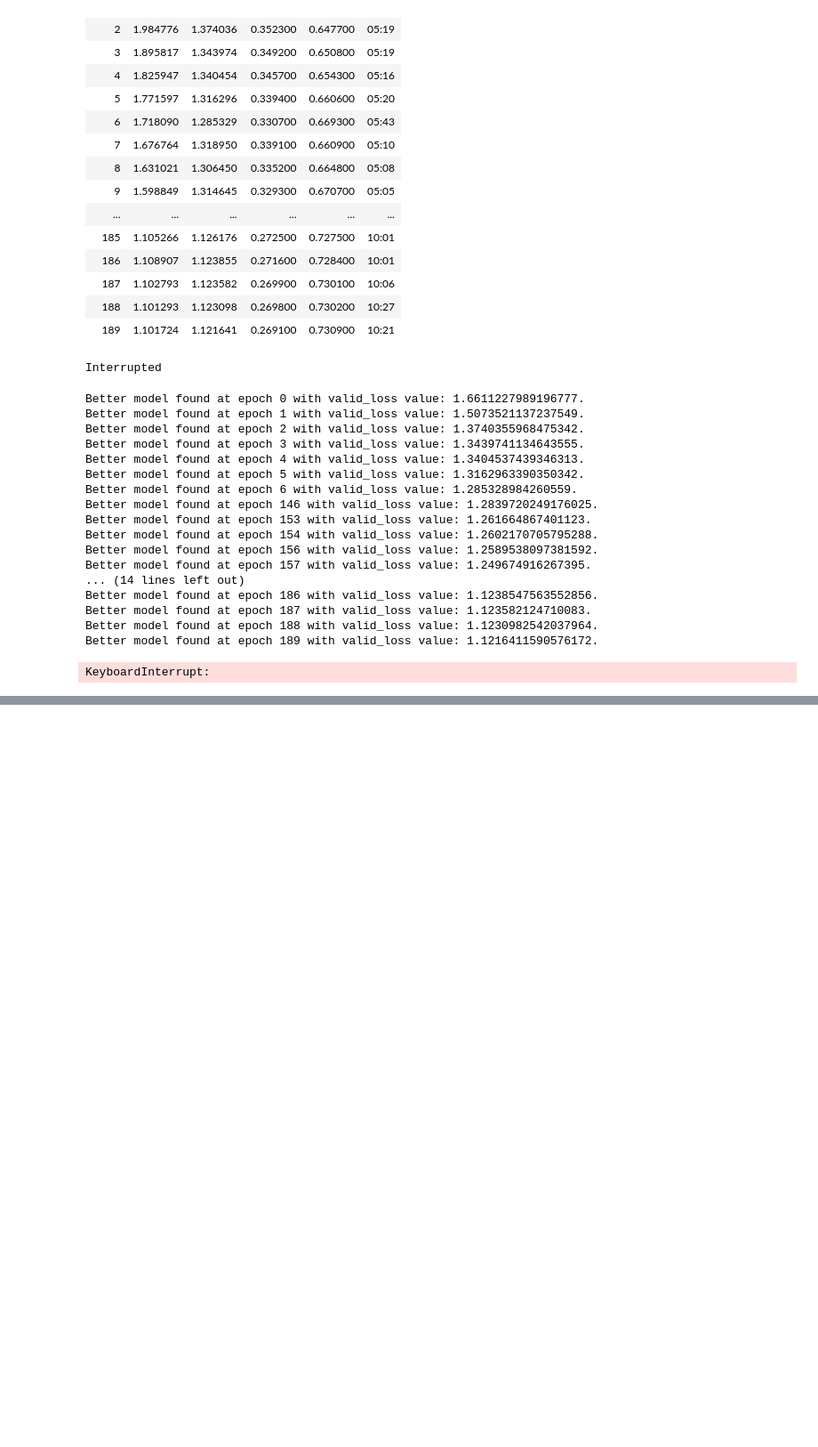
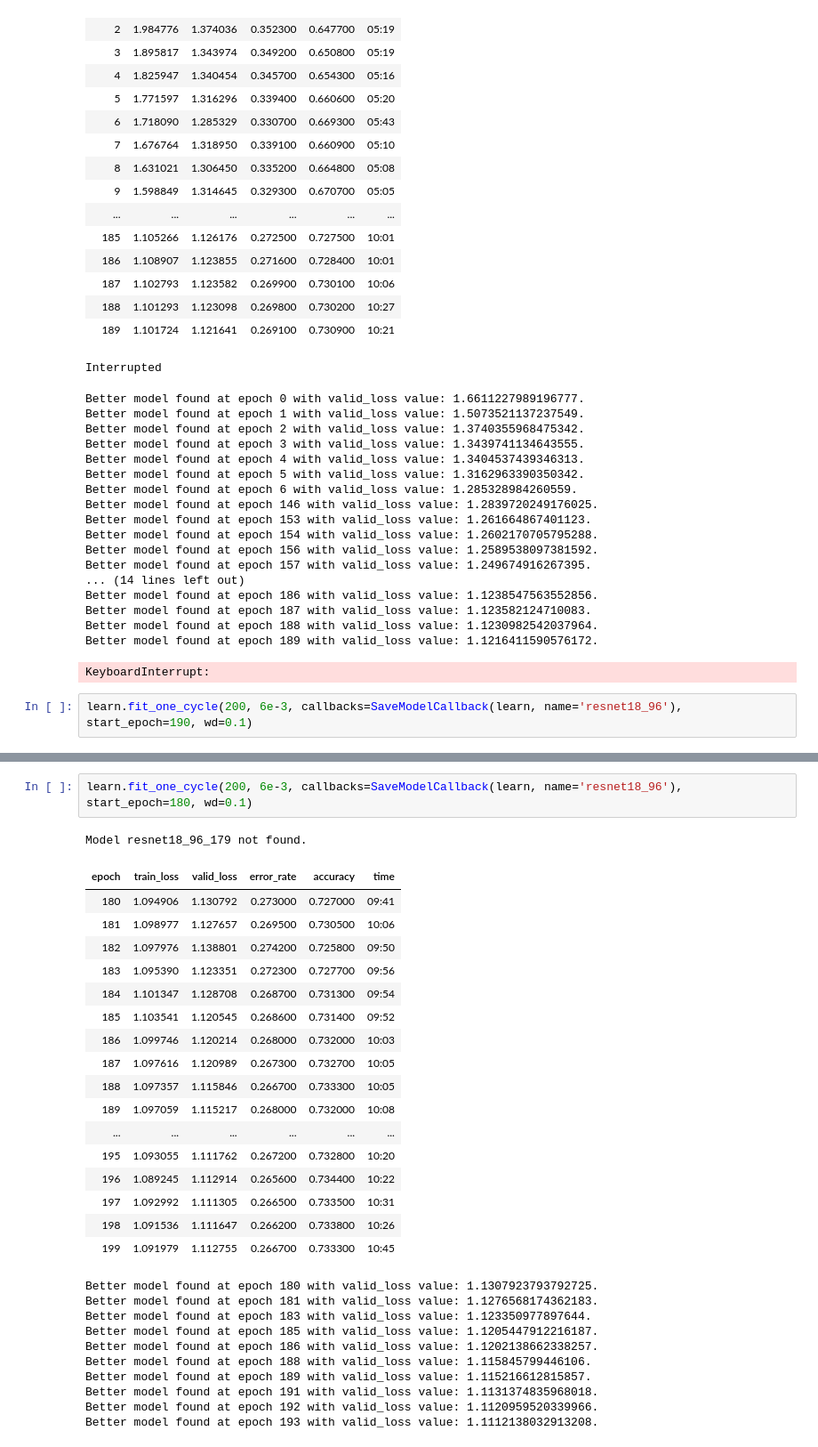
Before and after one commit to divyanshj16/micronet, a Jupyter notebook: 03-cifar100-ProgressiveResizing.ipynb, the cells around one changed output, grey strips where cells are left out. Shown at 89% size. Saved outputs shown, nothing was run; the diff lists cells and outputs as text; blank space fills up the shorter version.

```diff
--- a/03-cifar100-ProgressiveResizing.ipynb
+++ b/03-cifar100-ProgressiveResizing.ipynb
@@ -419,3 +419,5 @@ Better model found at epoch 187 with valid_loss value: 1.123582124710083.
 Better model found at epoch 188 with valid_loss value: 1.1230982542037964.
 Better model found at epoch 189 with valid_loss value: 1.1216411590576172.
 KeyboardInterrupt:
+# %%
+learn.fit_one_cycle(200, 6e-3, callbacks=SaveModelCallback(learn, name='resnet18_96'), start_epoch=190, wd=0.1)
@@ -421,0 +441,31 @@ KeyboardInterrupt:
+# %%
+learn.fit_one_cycle(200, 6e-3, callbacks=SaveModelCallback(learn, name='resnet18_96'), start_epoch=180, wd=0.1)
+# %% [output]
+Model resnet18_96_179 not found.
+| epoch | train_loss | valid_loss | error_rate | accuracy | time |
+| 180 | 1.094906 | 1.130792 | 0.273000 | 0.727000 | 09:41 |
+| 181 | 1.098977 | 1.127657 | 0.269500 | 0.730500 | 10:06 |
+| 182 | 1.097976 | 1.138801 | 0.274200 | 0.725800 | 09:50 |
+| 183 | 1.095390 | 1.123351 | 0.272300 | 0.727700 | 09:56 |
+| 184 | 1.101347 | 1.128708 | 0.268700 | 0.731300 | 09:54 |
+| 185 | 1.103541 | 1.120545 | 0.268600 | 0.731400 | 09:52 |
+| 186 | 1.099746 | 1.120214 | 0.268000 | 0.732000 | 10:03 |
+| 187 | 1.097616 | 1.120989 | 0.267300 | 0.732700 | 10:05 |
+| 188 | 1.097357 | 1.115846 | 0.266700 | 0.733300 | 10:05 |
+| 189 | 1.097059 | 1.115217 | 0.268000 | 0.732000 | 10:08 |
+| ... | ... | ... | ... | ... | ... |
+| 195 | 1.093055 | 1.111762 | 0.267200 | 0.732800 | 10:20 |
+| 196 | 1.089245 | 1.112914 | 0.265600 | 0.734400 | 10:22 |
+| 197 | 1.092992 | 1.111305 | 0.266500 | 0.733500 | 10:31 |
+| 198 | 1.091536 | 1.111647 | 0.266200 | 0.733800 | 10:26 |
+| 199 | 1.091979 | 1.112755 | 0.266700 | 0.733300 | 10:45 |
+Better model found at epoch 180 with valid_loss value: 1.1307923793792725.
+Better model found at epoch 181 with valid_loss value: 1.1276568174362183.
+Better model found at epoch 183 with valid_loss value: 1.123350977897644.
+Better model found at epoch 185 with valid_loss value: 1.1205447912216187.
+Better model found at epoch 186 with valid_loss value: 1.1202138662338257.
+Better model found at epoch 188 with valid_loss value: 1.115845799446106.
+Better model found at epoch 189 with valid_loss value: 1.115216612815857.
+Better model found at epoch 191 with valid_loss value: 1.1131374835968018.
+Better model found at epoch 192 with valid_loss value: 1.1120959520339966.
+Better model found at epoch 193 with valid_loss value: 1.1112138032913208.
```
Also changed, not shown: parts of 3 cells of this notebook, 4 other files.
